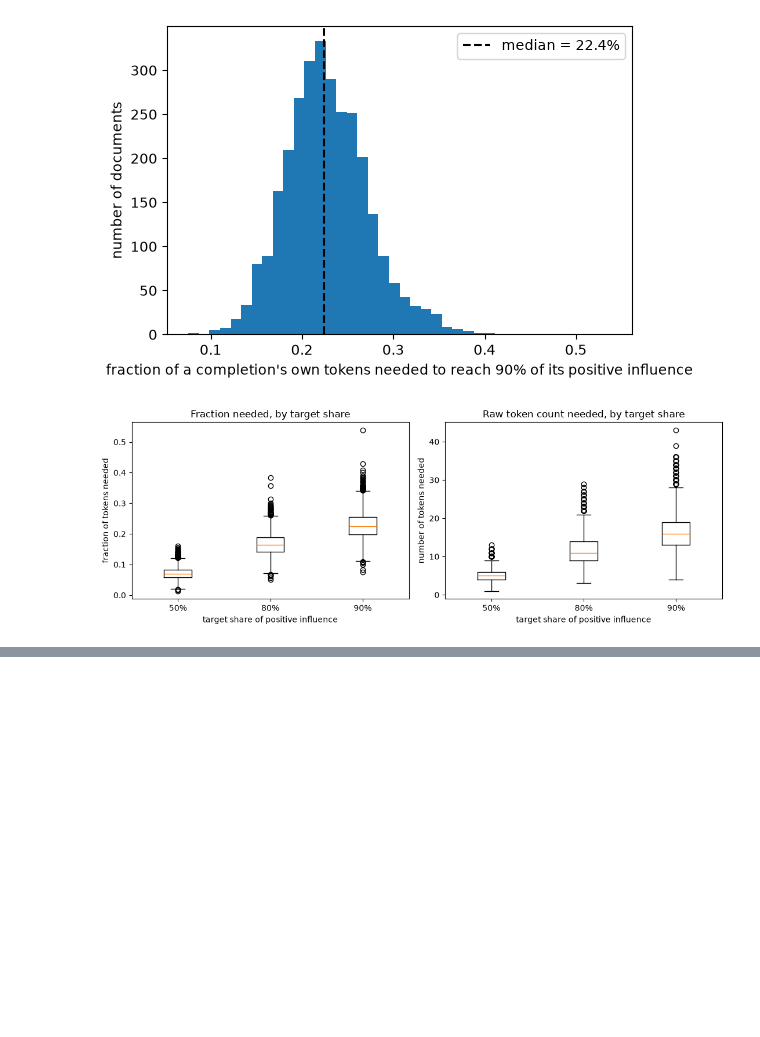
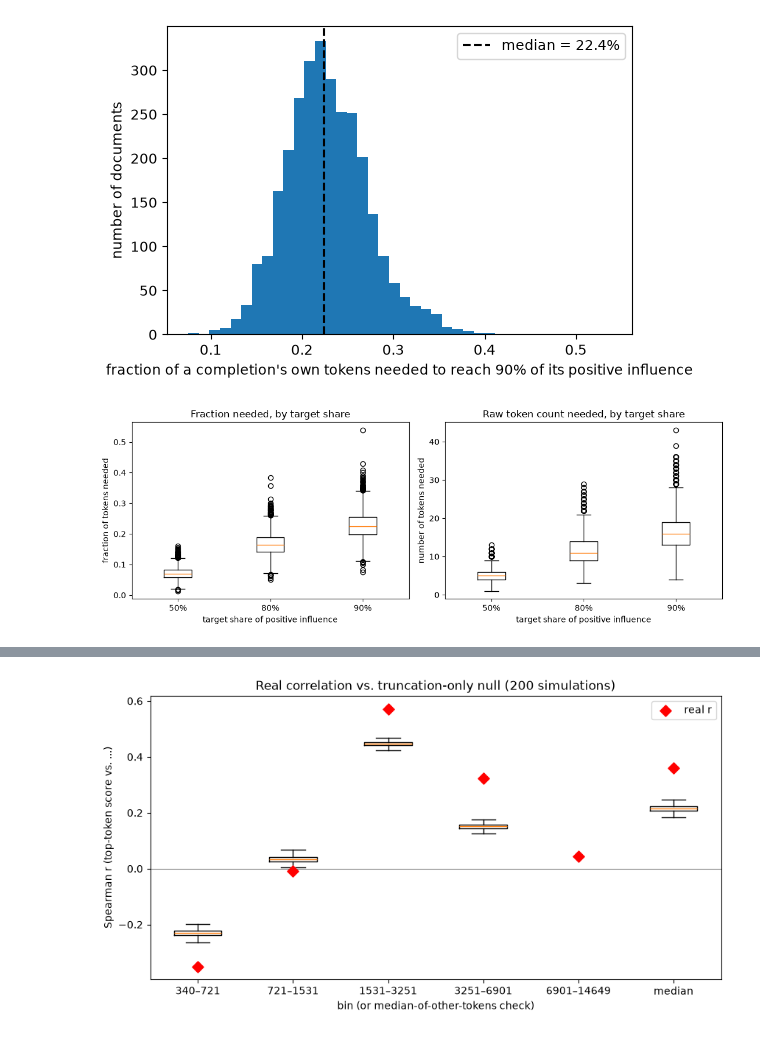
Before and after one commit to tomingebretsencarlson/em_influence, a Jupyter notebook: em_influence/notebooks/tokenIFscores.ipynb, the cells around one changed output, grey strips where cells are left out. Cells and saved outputs as stored; diff of their text form; code cells hidden in the pictures; blank space fills up the shorter version.

Commit message:
Adding plotting for positions, and spearmancorrela and correlation of IF score bins vs top token score.

```diff
--- a/em_influence/notebooks/tokenIFscores.ipynb
+++ b/em_influence/notebooks/tokenIFscores.ipynb
@@ -670,0 +728,88 @@ plt.show()
+# %%
+# Truncation-only null: for each document, keep its REAL top-token score and
+# REAL count of other tokens fixed, but replace the IDENTITY of those other
+# tokens with a random draw from the global pool of all other-token scores,
+# restricted to values <= that document's own top score (nothing can
+# exceed it -- the one real physical constraint). Repeat many times and
+# compare the real Spearman r against this null distribution -- per bin,
+# AND for the median-of-other-tokens ("rising tide") check a few cells
+# above, which is exposed to the exact same truncation mechanism (a low
+# ceiling mechanically pulls the median of any random draw down too).
+_N_SIMULATIONS = 200
+rng = np.random.default_rng(42)
+
+# Sorted once: for a given top score, the eligible pool is just a prefix of
+# this sorted array, found via searchsorted -- avoids re-filtering per draw.
+pool = np.sort(other_influential["score"].to_numpy())
+
+# One row per real "other" token slot -- which document it belongs to, and
+# how many pool entries are <= that document's own top score. Computed once,
+# reused unchanged across all simulations (only the random draw changes).
+doc_ids = other_influential["example_idx"].to_numpy()
+top_per_slot = top_per_doc.loc[doc_ids].to_numpy()
+k_per_slot = np.searchsorted(pool, top_per_slot, side="right")
+
+sim_results = {interval: [] for interval in sorted_intervals}
+median_sim_results = []
+
+for _ in range(_N_SIMULATIONS):
+    # Uniform random index into [0, k) per slot == draw with replacement
+    # from the eligible (<= this document's top score) prefix of the pool.
+    rand_idx = (rng.random(len(doc_ids)) * k_per_slot).astype(int)
+    simulated_scores = pool[rand_idx]
+
+    sim_bins = pd.cut(simulated_scores, bins=bin_edges, right=True, include_lowest=True)
+    sim_frac = (
+        pd.DataFrame({"example_idx": doc_ids, "token_bin": sim_bins})
+        .groupby("example_idx")["token_bin"]
+        .value_counts(normalize=True)
+        .unstack(fill_value=0.0)
+        .reindex(columns=sorted_intervals, fill_value=0.0)
+        .reindex(index=top_per_doc.index, fill_value=0.0)
+    )
+    for interval in sorted_intervals:
+        r, _ = spearmanr(top_per_doc, sim_frac[interval])
+        sim_results[interval].append(r)
+
+    # Same simulated scores, different aggregation: median per document
+    # instead of bin-shares -- tests whether the median_other ("rising
+    # tide") correlation is also explainable by truncation alone.
+    sim_median = pd.Series(simulated_scores, index=doc_ids).groupby(level=0).median()
+    merged_sim = pd.DataFrame({"top_score": top_per_doc, "sim_median": sim_median}).dropna()
+    r_median, _ = spearmanr(merged_sim["top_score"], merged_sim["sim_median"])
+    median_sim_results.append(r_median)
+
+labels = [f"{iv.left:.0f}–{iv.right:.0f}" for iv in sorted_intervals]
+real_rs = [results_df.loc[results_df["bin"] == label, "spearman_r"].iloc[0] for label in labels]
+
+# Recompute the real median correlation fresh here, rather than trusting a
+# variable from an earlier cell that may have been overwritten since --
+# exactly the kind of staleness that caused the bugs earlier in this notebook.
+real_median_other = other_influential.groupby("example_idx")["score"].median()
+real_median_merged = pd.DataFrame({"top_score": top_per_doc, "median_other": real_median_other}).dropna()
+real_median_r, real_median_p = spearmanr(real_median_merged["top_score"], real_median_merged["median_other"])
+
+print(f"{'bin':>22}  {'real r':>8}  {'null mean':>10}  {'null std':>9}  {'real r percentile in null':>26}")
+for label, real_r, interval in zip(labels, real_rs, sorted_intervals):
+    sims = np.array(sim_results[interval])
+    percentile = (sims < real_r).mean() * 100
+    print(f"{label:>22}  {real_r:>8.3f}  {sims.mean():>10.3f}  {sims.std():>9.3f}  {percentile:>25.1f}%")
+
+median_sims = np.array(median_sim_results)
+median_percentile = (median_sims < real_median_r).mean() * 100
+print(f"{'median of other':>22}  {real_median_r:>8.3f}  {median_sims.mean():>10.3f}  {median_sims.std():>9.3f}  {median_percentile:>25.1f}%")
+
+fig, ax = plt.subplots(figsize=(10, 5))
+sim_r_arrays = [np.array(sim_results[interval]) for interval in sorted_intervals] + [median_sims]
+all_labels = labels + ["median"]
+all_real_rs = real_rs + [real_median_r]
+ax.boxplot(sim_r_arrays, tick_labels=all_labels, showfliers=False)
+ax.scatter(range(1, len(all_labels) + 1), all_real_rs, color="red", zorder=5, label="real r", marker="D", s=60)
+ax.axhline(0, color="gray", linewidth=0.75)
+ax.set_xlabel("bin (or median-of-other-tokens check)")
+ax.set_ylabel("Spearman r (top-token score vs. ...)")
+ax.set_title(f"Real correlation vs. truncation-only null ({_N_SIMULATIONS} simulations)")
+ax.legend()
+fig.savefig(OUTPUT_DIR / f"{output_name}_truncation_null_comparison.png", dpi=150, bbox_inches="tight")
+plt.show()
+# %% [output]
@@ -670,0 +823 @@ plt.show()
+[figure, added]
```
Also changed, not shown: parts of 14 cells of this notebook.
